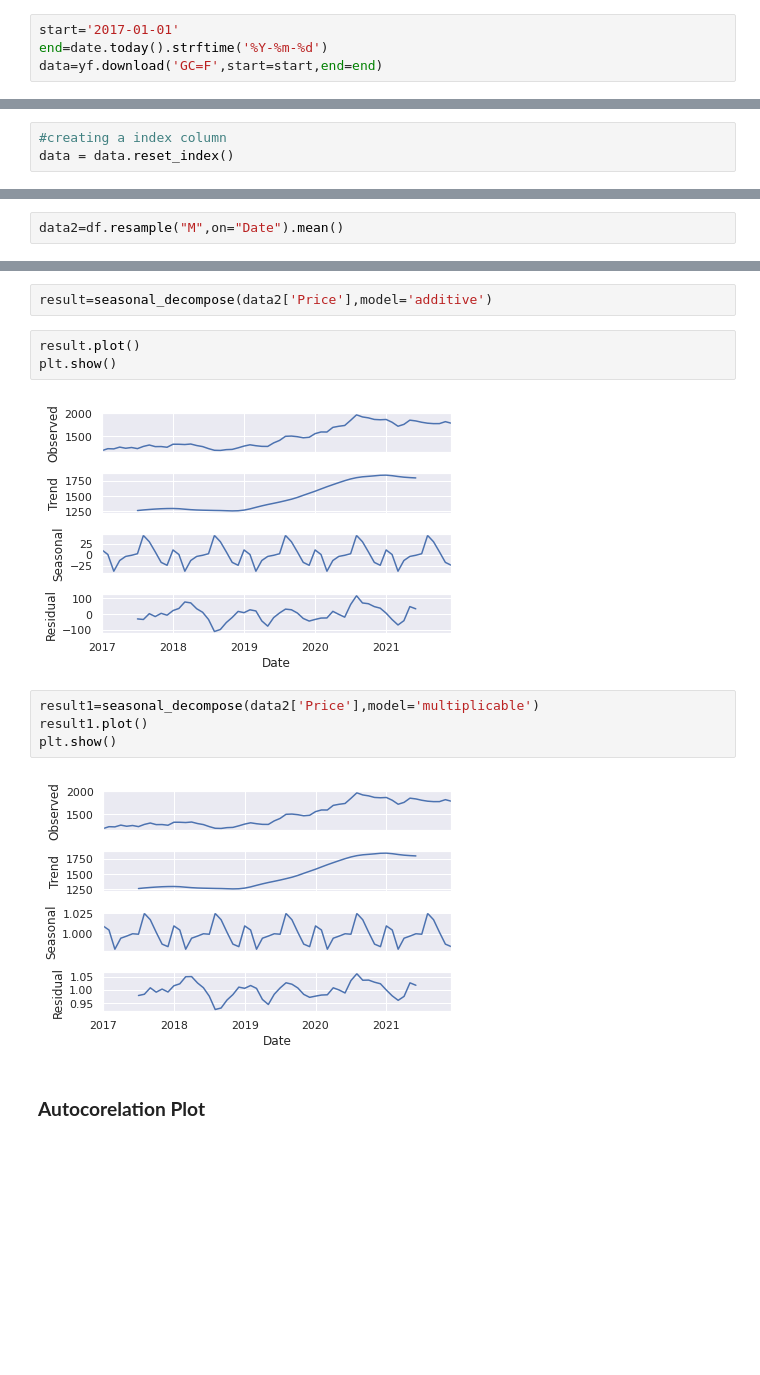
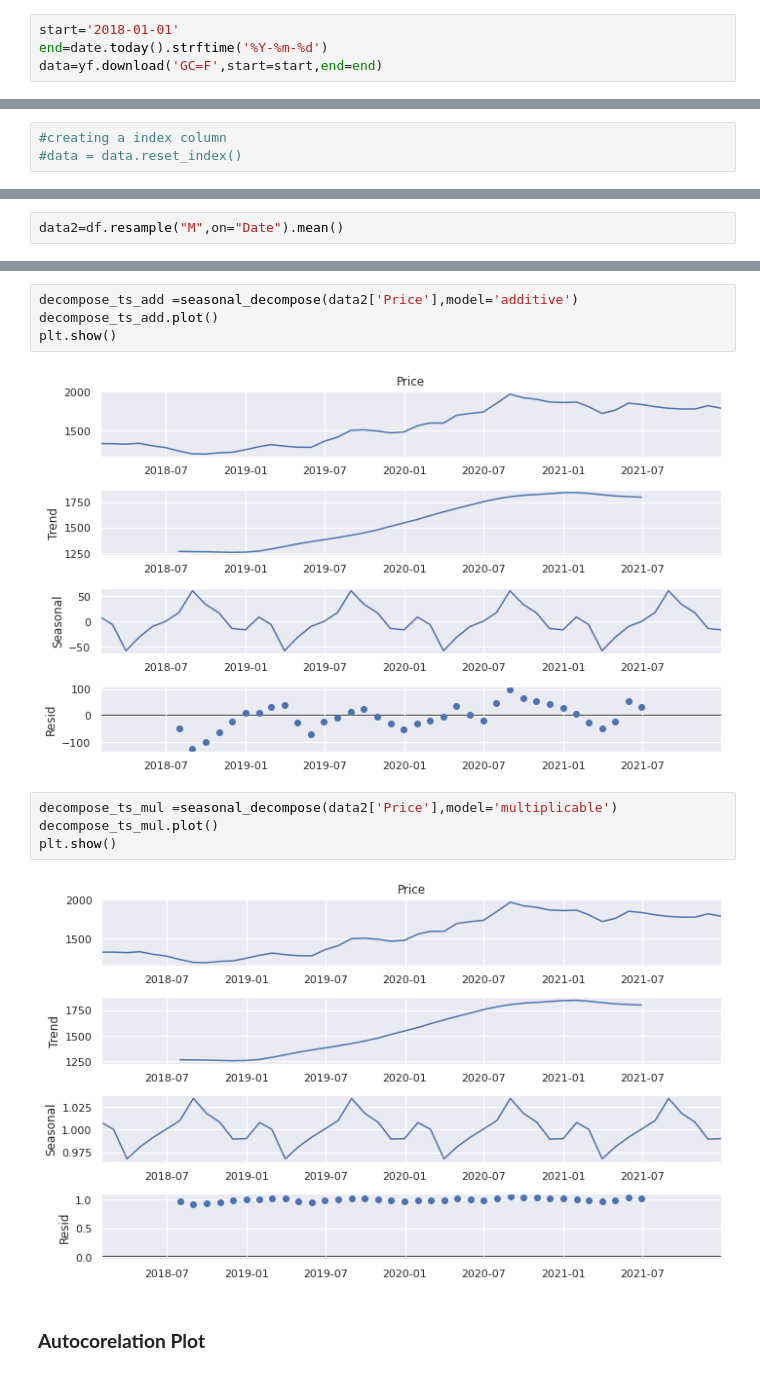
Before and after one commit to RiteshopShrivastava/Gold-Price-forecasting, a Jupyter notebook: Gold_price_prediction.ipynb, the cells around one changed output, grey strips where cells are left out. Cells and saved outputs as stored; diff of their text form; blank space fills up the shorter version.

```diff
--- a/Gold_price_prediction.ipynb
+++ b/Gold_price_prediction.ipynb
@@ -36,5 +30,5 @@ pandas.util.testing is deprecated. Use the functions in the public API at pandas
 # %%
-start='2017-01-01'
+start='2018-01-01'
 end=date.today().strftime('%Y-%m-%d')
 data=yf.download('GC=F',start=start,end=end)
 # %% [output]
@@ -129,6 +123,6 @@ plt.show()
 # %%
 #creating a index column
-data = data.reset_index()
+#data = data.reset_index()
 # %%
 data
 # %% [output]
@@ -225,16 +214,15 @@ fig.show()
 # %%
-result=seasonal_decompose(data2['Price'],model='additive')
+decompose_ts_add =seasonal_decompose(data2['Price'],model='additive')
+decompose_ts_add.plot()
+plt.show()
+# %% [output]
+[figure, added]
-# %%
-result.plot()
-plt.show()
-# %% [output]
-[figure, removed]
 # %%
-result1=seasonal_decompose(data2['Price'],model='multiplicable')
-result1.plot()
+decompose_ts_mul =seasonal_decompose(data2['Price'],model='multiplicable')
+decompose_ts_mul.plot()
 plt.show()
 # %% [output]
-[figure, old version]
+[figure, new version]
 # %% [markdown]
 ### **Autocorelation Plot**
 # %%
```
Also changed, not shown: parts of 44 cells of this notebook.
